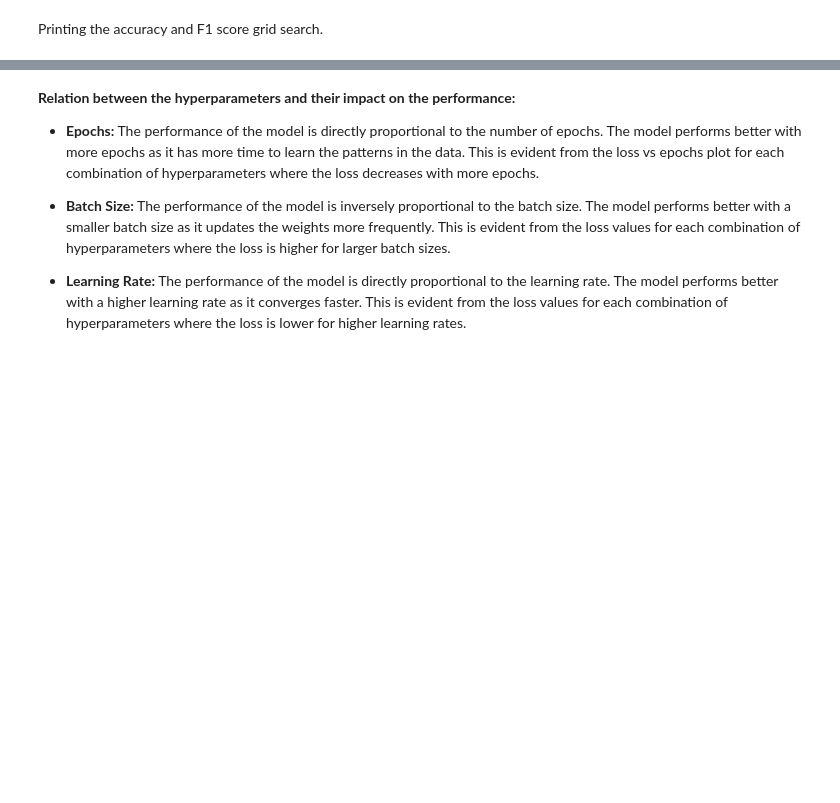
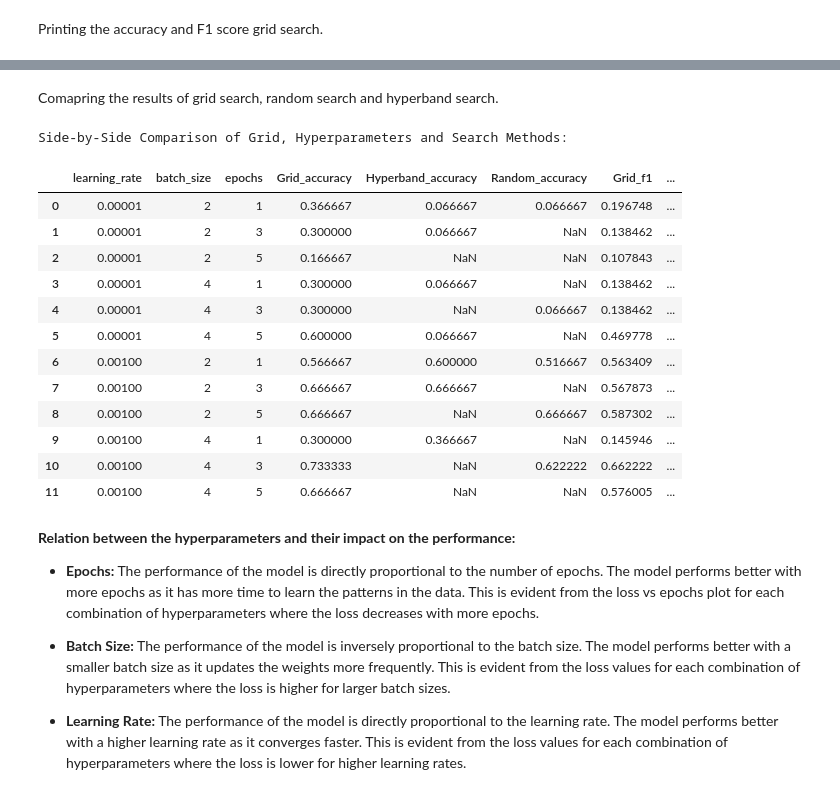
Before and after one commit to Praanshu101/MLP_Experiments_and_Hyperparameters, a Jupyter notebook: MLP.ipynb, the cells around one changed output, grey strips where cells are left out. Saved outputs shown, nothing was run; the diff lists cells and outputs as text; code cells hidden in the pictures; blank space fills up the shorter version.

Commit message:
comparision of results

```diff
--- a/MLP.ipynb
+++ b/MLP.ipynb
@@ -498,7 +690,6 @@ Doing random search for hyperparameters.
 # %%
 import autogluon.common as ag
 from autogluon.tabular import TabularDataset, TabularPredictor
-from sklearn.datasets import load_iris
 import pandas as pd
 
 # importing the iris dataset with pd as required by AutoGluon
@@ -527,7 +718,7 @@ nn_hyperparameters = {
 }
 
 # Initialize predictor with bagged mode configuration
-predictor = TabularPredictor(label='target', problem_type='multiclass', eval_metric='accuracy').fit(
+predictor = TabularPredictor(label='target', problem_type='multiclass', eval_metric='accuracy',path = 'agModels-predictClass').fit(
     train_data=train_data,
     hyperparameters=nn_hyperparameters,
     hyperparameter_tune_kwargs={
@@ -746,3 +1003,79 @@ F1 Score: 0.5935
+# %% [markdown]
+Comapring the results of grid search, random search and hyperband search.
+# %%
+
+# Initialize an empty list to collect comparison data
+comparison_data = []
+
+# Add Grid Search results
+for result in results:
+    comparison_data.append({
+        'search_method': 'Grid',
+        'batch_size': result['batch_size'],
+        'learning_rate': result['learning_rate'],
+        'epochs': result['epochs'],
+        'accuracy': result['accuracy'],
+        'f1': result['f1']
+    })
+
+# Add Random Search results if available
+if 'compared_models_random' in locals() and compared_models_random:
+    for model in compared_models_random:
+        if all(key in model for key in ['batch_size', 'learning_rate', 'num_epochs', 'Accuracy', 'F1']):
+            comparison_data.append({
+                'search_method': 'Random',
+                'batch_size': model['batch_size'],
+                'learning_rate': model['learning_rate'],
+                'accuracy': model['Accuracy'],
+                'epochs': model['num_epochs'],
+                'f1': model['F1']
+            })
+
+# Add Hyperband (Bayesian) Search results if available
+if 'compared_models_bays' in locals() and compared_models_bays:
+    for model in compared_models_bays:
+        if all(key in model for key in ['batch_size', 'learning_rate', 'num_epochs', 'Accuracy', 'F1']):
+            comparison_data.append({
+                'search_method': 'Hyperband',
+                'batch_size': model['batch_size'],
+                'learning_rate': model['learning_rate'],
+                'accuracy': model['Accuracy'],
+                'epochs': model['num_epochs'],
+                'f1': model['F1']
+            })
+
+# Create a DataFrame from the collected data
+comparison_df = pd.DataFrame(comparison_data)
+
+# Create a pivot table with 'learning_rate' and 'batch_size' as the index.
+# The pivot table will have separate columns for accuracy and F1 for each search method.
+pivot_table = comparison_df.pivot_table(
+    index=['learning_rate', 'batch_size','epochs'],
+    columns='search_method',
+    values=['accuracy', 'f1']
+)
+
+# Flatten the multi-level column index for clarity
+pivot_table.columns = [f'{method}_{metric}' for metric, method in pivot_table.columns]
+pivot_table.reset_index(inplace=True)
+
+print("Side-by-Side Comparison of Grid, Hyperparameters and Search Methods:")
+pivot_table
+# %% [output]
+Side-by-Side Comparison of Grid, Hyperparameters and Search Methods:
+|  | learning_rate | batch_size | epochs | Grid_accuracy | Hyperband_accuracy | Random_accuracy | Grid_f1 | ... |
+| 0 | 0.00001 | 2 | 1 | 0.366667 | 0.066667 | 0.066667 | 0.196748 | ... |
+| 1 | 0.00001 | 2 | 3 | 0.300000 | 0.066667 | NaN | 0.138462 | ... |
+| 2 | 0.00001 | 2 | 5 | 0.166667 | NaN | NaN | 0.107843 | ... |
+| 3 | 0.00001 | 4 | 1 | 0.300000 | 0.066667 | NaN | 0.138462 | ... |
+| 4 | 0.00001 | 4 | 3 | 0.300000 | NaN | 0.066667 | 0.138462 | ... |
+| 5 | 0.00001 | 4 | 5 | 0.600000 | 0.066667 | NaN | 0.469778 | ... |
+| 6 | 0.00100 | 2 | 1 | 0.566667 | 0.600000 | 0.516667 | 0.563409 | ... |
+| 7 | 0.00100 | 2 | 3 | 0.666667 | 0.666667 | NaN | 0.567873 | ... |
+| 8 | 0.00100 | 2 | 5 | 0.666667 | NaN | 0.666667 | 0.587302 | ... |
+| 9 | 0.00100 | 4 | 1 | 0.300000 | 0.366667 | NaN | 0.145946 | ... |
+| 10 | 0.00100 | 4 | 3 | 0.733333 | NaN | 0.622222 | 0.662222 | ... |
+| 11 | 0.00100 | 4 | 5 | 0.666667 | NaN | NaN | 0.576005 | ... |
 # %% [markdown]
 **Relation between the hyperparameters and their impact on the performance:**
 
```
Also changed, not shown: parts of 15 cells of this notebook.
